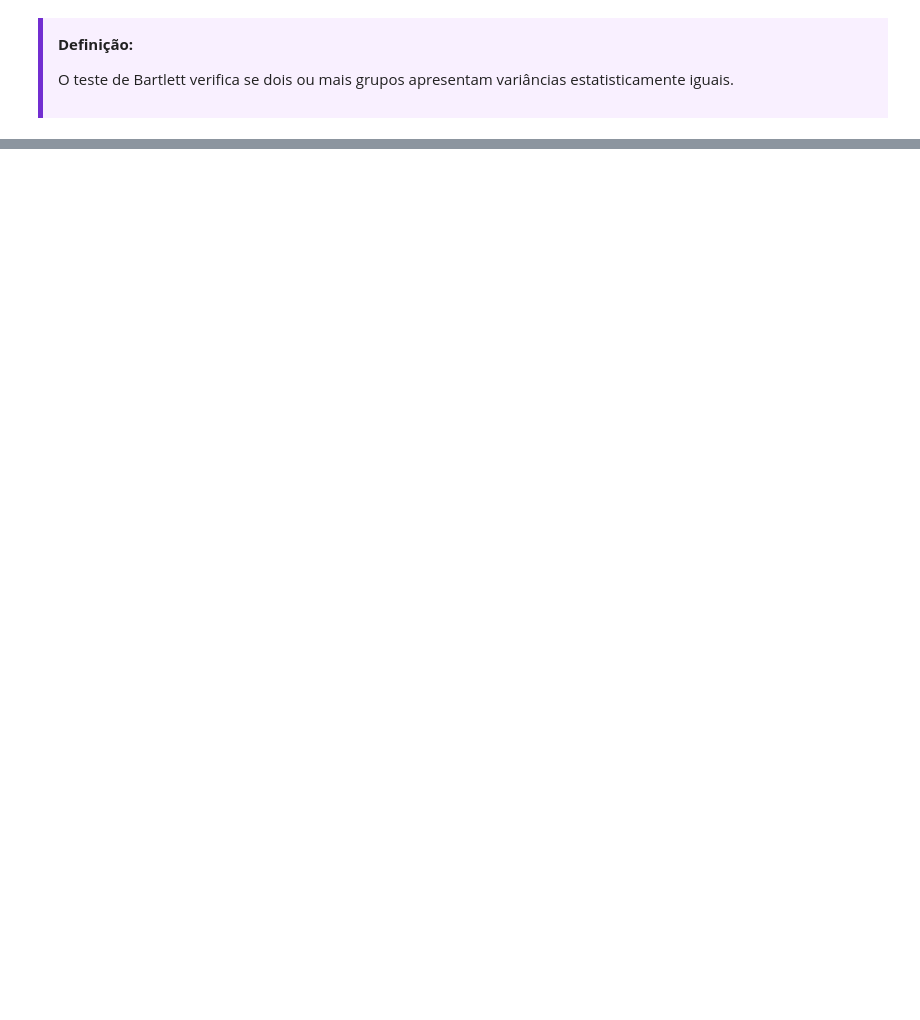
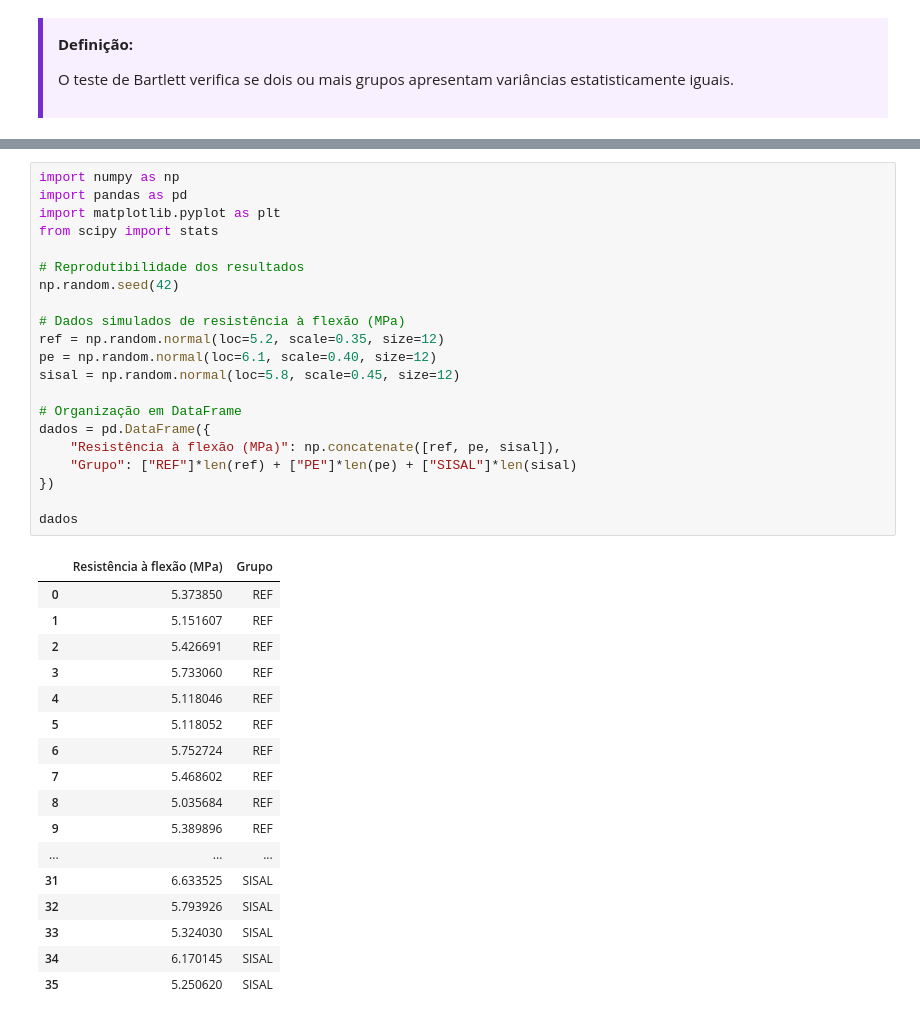
Before and after one commit to britobruna/ESTATISTICA-PPEC0039, a Jupyter notebook: Testes_Normalidade_Homocedasticidade.ipynb, the cells around one changed output, grey strips where cells are left out. Saved outputs shown, nothing was run; the diff lists cells and outputs as text; blank space fills up the shorter version.

```diff
--- a/Testes_Normalidade_Homocedasticidade.ipynb
+++ b/Testes_Normalidade_Homocedasticidade.ipynb
@@ -988,0 +624,39 @@ O teste de Bartlett não deve ser aplicado indiscriminadamente sem avaliação p
+# %%
+import numpy as np
+import pandas as pd
+import matplotlib.pyplot as plt
+from scipy import stats
+
+# Reprodutibilidade dos resultados
+np.random.seed(42)
+
+# Dados simulados de resistência à flexão (MPa)
+ref = np.random.normal(loc=5.2, scale=0.35, size=12)
+pe = np.random.normal(loc=6.1, scale=0.40, size=12)
+sisal = np.random.normal(loc=5.8, scale=0.45, size=12)
+
+# Organização em DataFrame
+dados = pd.DataFrame({
+    "Resistência à flexão (MPa)": np.concatenate([ref, pe, sisal]),
+    "Grupo": ["REF"]*len(ref) + ["PE"]*len(pe) + ["SISAL"]*len(sisal)
+})
+
+dados
+# %% [output]
+|  | Resistência à flexão (MPa) | Grupo |
+| 0 | 5.373850 | REF |
+| 1 | 5.151607 | REF |
+| 2 | 5.426691 | REF |
+| 3 | 5.733060 | REF |
+| 4 | 5.118046 | REF |
+| 5 | 5.118052 | REF |
+| 6 | 5.752724 | REF |
+| 7 | 5.468602 | REF |
+| 8 | 5.035684 | REF |
+| 9 | 5.389896 | REF |
+| ... | ... | ... |
+| 31 | 6.633525 | SISAL |
+| 32 | 5.793926 | SISAL |
+| 33 | 5.324030 | SISAL |
+| 34 | 6.170145 | SISAL |
+| 35 | 5.250620 | SISAL |
```
Also changed, not shown: parts of 100 cells of this notebook.
